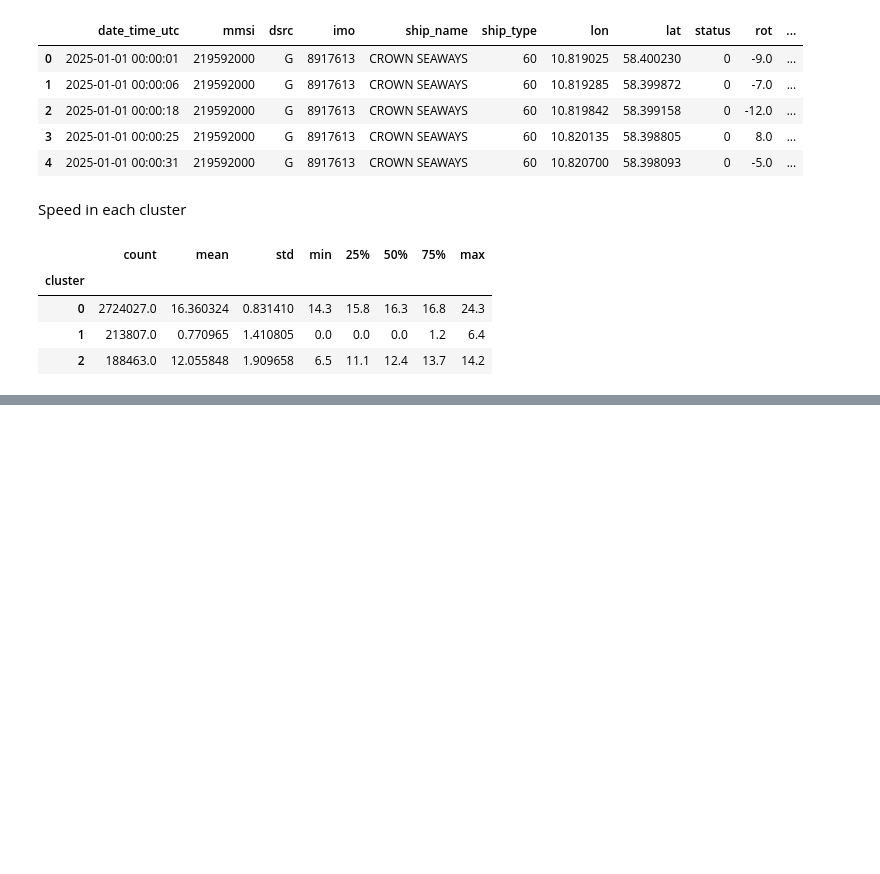
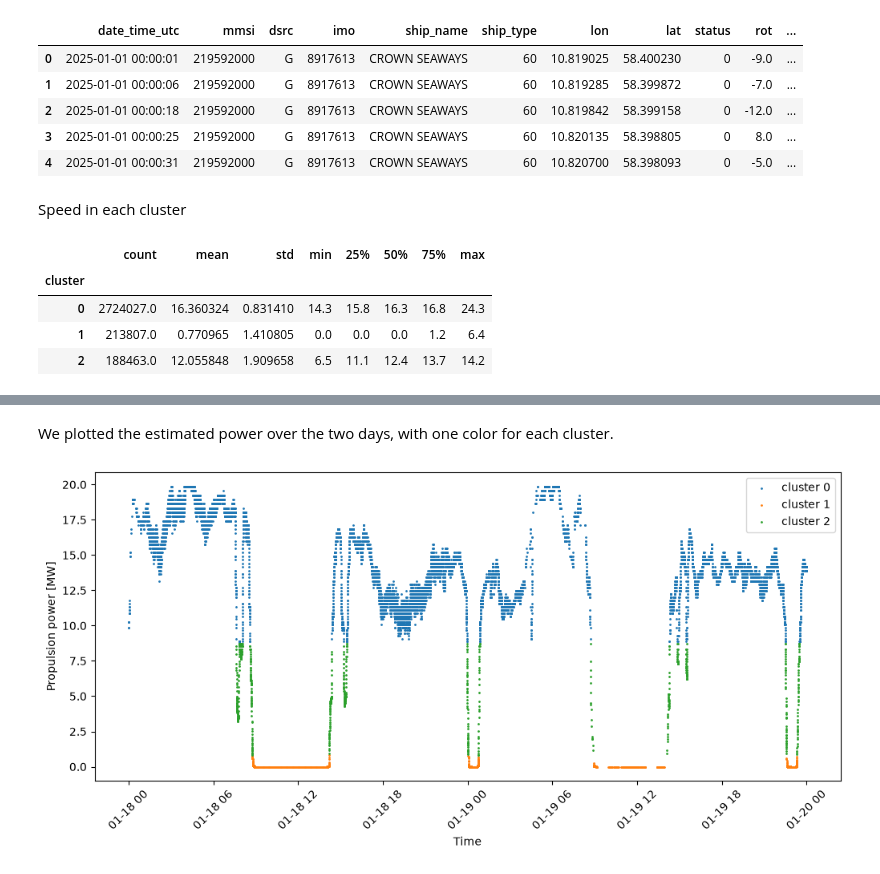
Before and after one commit to SiggyHacker/tmr12-project-, a Jupyter notebook: Notebooks/03_ML_model.ipynb, the cells around one changed output, grey strips where cells are left out. Saved outputs shown, nothing was run; the diff lists cells and outputs as text; code cells hidden in the pictures; blank space fills up the shorter version.

```diff
--- a/Notebooks/03_ML_model.ipynb
+++ b/Notebooks/03_ML_model.ipynb
@@ -114,0 +124,15 @@ plt.show()
+# %%
+# Draw the fastest cluster first, so the port points end up on top
+order = two_days.groupby("cluster")["speed"].mean().sort_values(ascending=False).index
+
+route_map = two_days.iloc[::10]
+colors = {0: '#1f77b4', 1: '#ff7f0e', 2: '#2ca02c'}   # same colors as in the plots above
+
+m3 = folium.Map(location=[57.8, 11.2], zoom_start=7)
+# %%
+for c in order:
+    sub_df = route_map[route_map["cluster"]==c]
+    sub_df.apply(lambda row:folium.CircleMarker(location=[row['lat'], row['lon']],
+                                              radius=2, fill_color=colors[c], color=colors[c])
+                                             .add_to(m3), axis = 1)
+m3
@@ -114,0 +154,4 @@ plt.show()
+# %%
+P_installed = 19880   # kW
+v_max = aisdata[aisdata['mmsi'] == 219592000]["speed"].quantile(0.99)
+v_max
@@ -114,0 +160,5 @@ plt.show()
+# %%
+two_days = two_days.copy()
+two_days["power"] = P_installed * (two_days["speed"] / v_max)**3
+two_days["power"] = two_days["power"].clip(upper=P_installed)
+two_days[["date_time_utc", "speed", "cluster", "power"]].head()
@@ -114,0 +172,14 @@ plt.show()
+# %% [markdown]
+We plotted the estimated power over the two days, with one color for each cluster.
+# %%
+plt.figure(figsize=(12, 5))
+for c in sorted(two_days["cluster"].unique()):
+    sub_df = two_days[two_days["cluster"]==c]
+    plt.scatter(sub_df["date_time_utc"], sub_df["power"] / 1000, s=1, label=f"cluster {c}")
+plt.xlabel("Time")
+plt.ylabel("Propulsion power [MW]")
+plt.xticks(rotation=45)
+plt.legend()
+plt.show()
+# %% [output]
+[figure, added]
```
Also changed, not shown: parts of 19 cells of this notebook, 6 other files.
